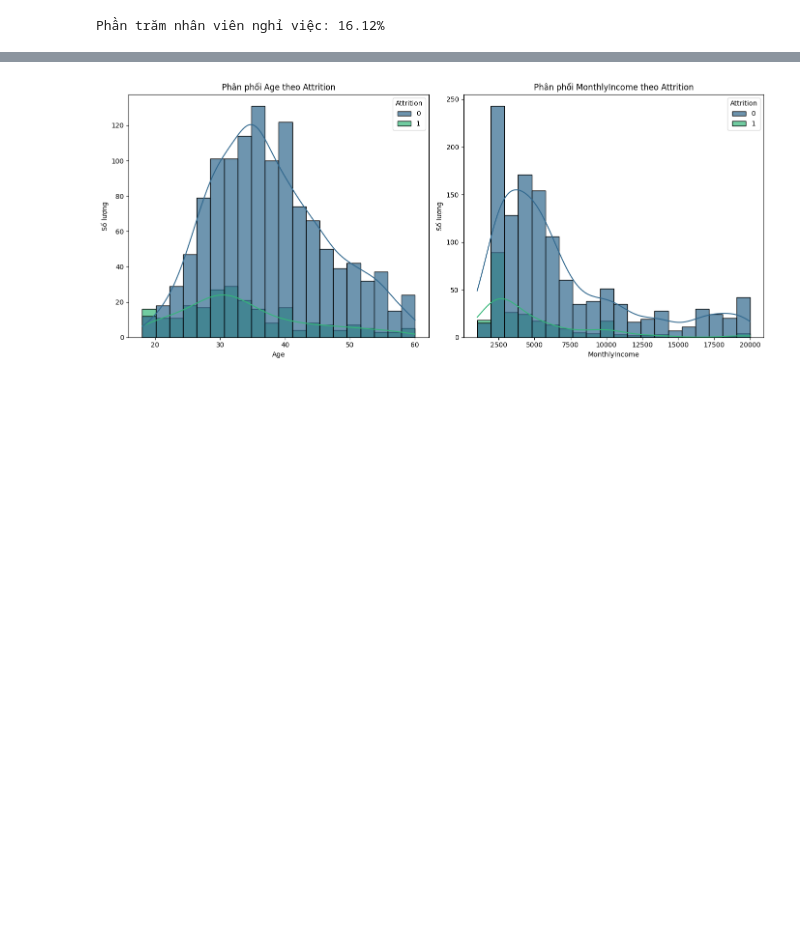
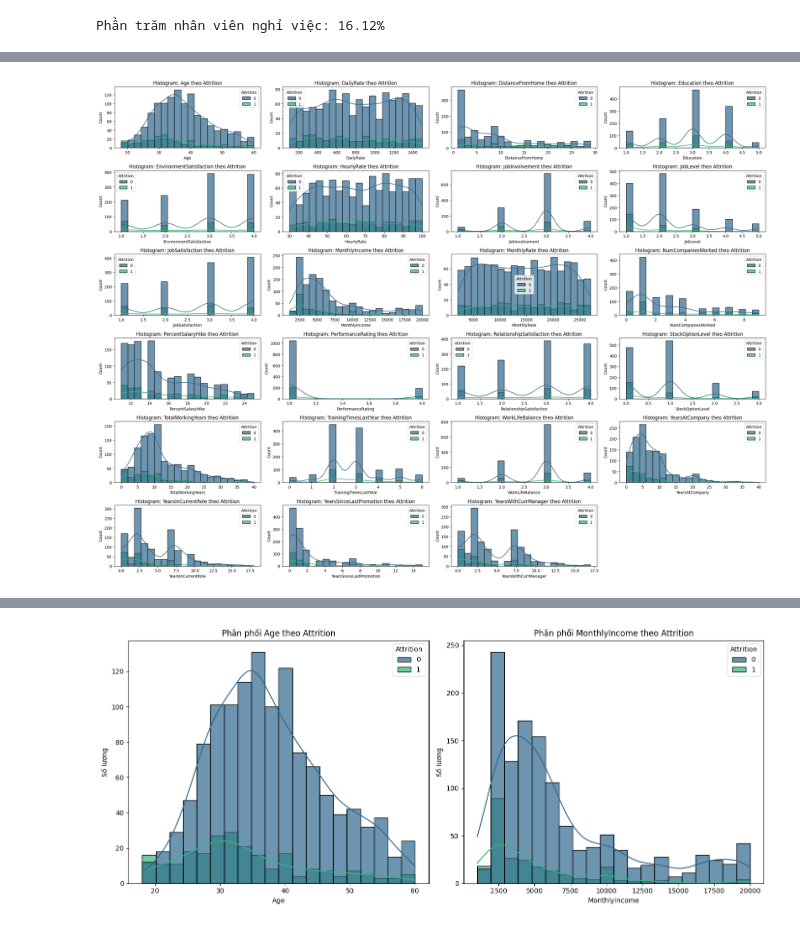
Before and after one commit to Kennenzz/predict-employee-attrition, a Jupyter notebook: Train.ipynb, the cells around one changed output, grey strips where cells are left out. Drawn from its saved outputs; the diff is of its cells as text; code cells hidden in the pictures; blank space fills up the shorter version.

```diff
--- a/Train.ipynb
+++ b/Train.ipynb
@@ -269 +309,11 @@ Phần trăm nhân viên nghỉ việc: 16.12%
+# %%
+plt.figure(figsize=(24, 18))
+for idx, col in enumerate(filtered_numerical_cols):
+    plt.subplot(rows, cols, idx + 1)
+    sns.histplot(data=df, x=col, hue='Attrition', bins=20, kde=True, palette='viridis', alpha=0.7)
+    plt.title(f'Histogram: {col} theo Attrition')
+plt.tight_layout()
+plt.show()
+# %% [output]
+[figure, added]
 # %%
```
Also changed, not shown: parts of 10 cells of this notebook.
